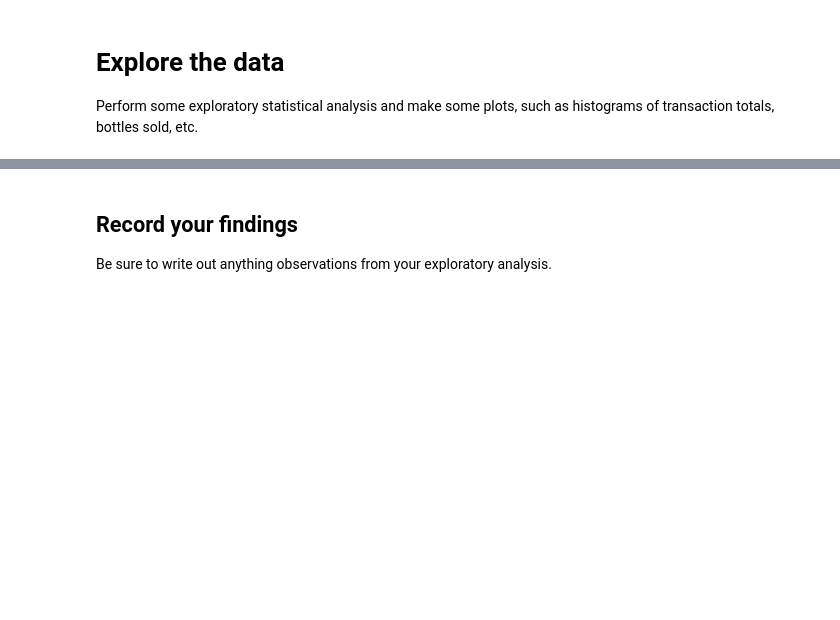
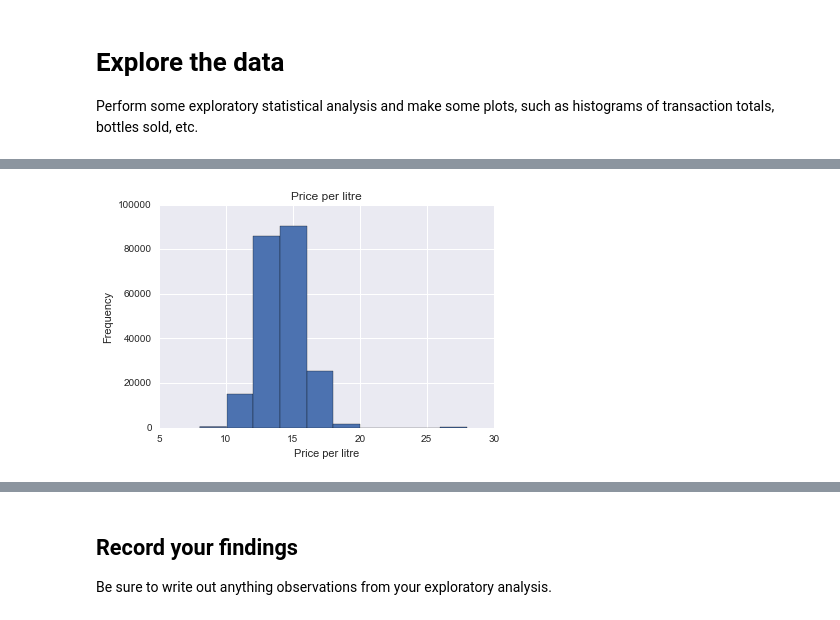
Before and after one commit to spockl/ga-dsi-1, a Jupyter notebook: projects/projects-weekly/project-03/starter-code/project-3-jocelyn-ong.ipynb, the cells around one changed output, grey strips where cells are left out. Cells and saved outputs as stored; diff of their text form; code cells hidden in the pictures; blank space fills up the shorter version.

```diff
--- a/projects/projects-weekly/project-03/starter-code/project-3-jocelyn-ong.ipynb
+++ b/projects/projects-weekly/project-03/starter-code/project-3-jocelyn-ong.ipynb
@@ -467,0 +282,7 @@ plt.scatter(predicted, y)
+# %%
+model_df['Dollar per litre'].hist();
+plt.title('Price per litre');
+plt.xlabel('Price per litre');
+plt.ylabel('Frequency');
+# %% [output]
+[figure, added]
```
Also changed, not shown: parts of 135 cells of this notebook, 4 other files.
